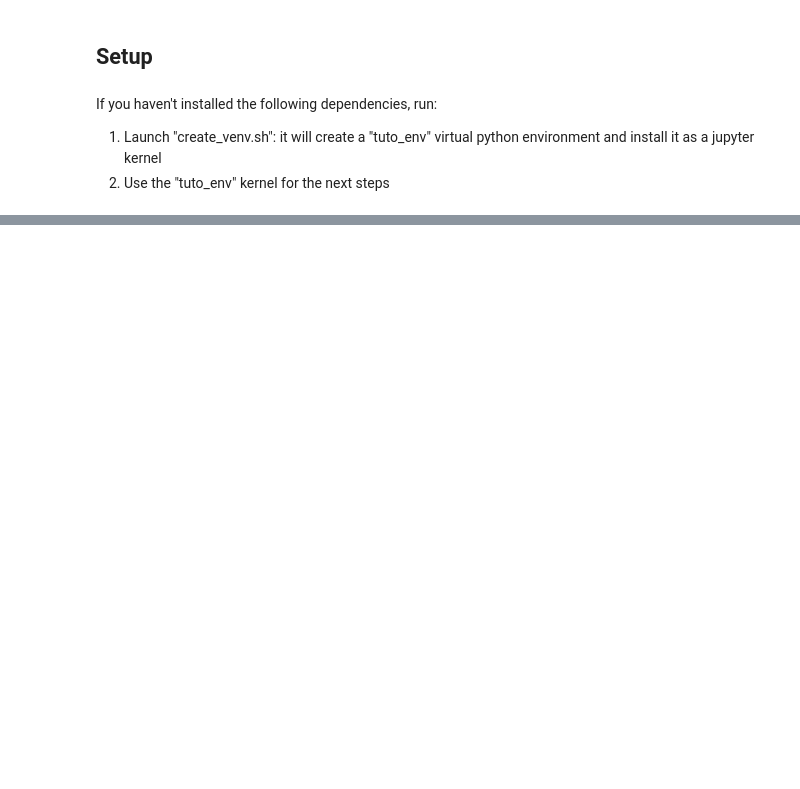
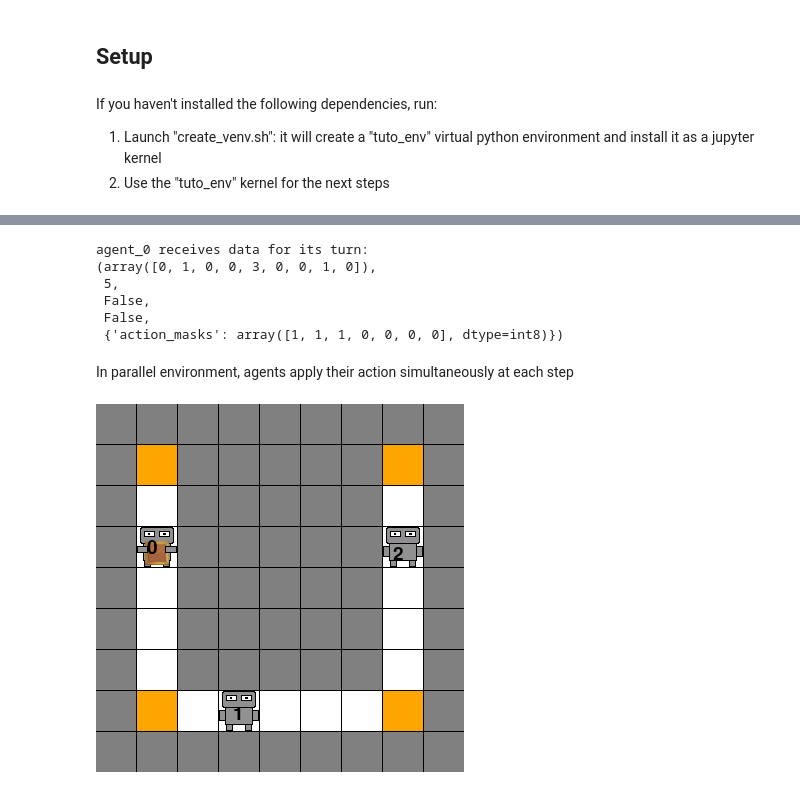
Before and after one commit to julien6/omarl_experiments, a Jupyter notebook: tutorial/pw_tutorial.ipynb, the cells around one changed output, grey strips where cells are left out. Saved outputs shown, nothing was run; the diff lists cells and outputs as text; code cells hidden in the pictures; blank space fills up the shorter version.

```diff
--- a/tutorial/pw_tutorial.ipynb
+++ b/tutorial/pw_tutorial.ipynb
@@ -600,0 +192,25 @@ WARNING:root:IMAGEIO FFMPEG_WRITER WARNING: input image is not divisible by macr
+# %%
+# observation, reward, termination, truncation, info = env.last()
+print(aec_env.agent_selection, "receives data for its turn:")
+pprint(aec_env.last())
+# %% [output]
+agent_0 receives data for its turn:
+(array([0, 1, 0, 0, 3, 0, 0, 1, 0]),
+ 5,
+ False,
+ False,
+ {'action_masks': array([1, 1, 1, 0, 0, 0, 0], dtype=int8)})
+# %% [markdown]
+In parallel environment, agents apply their action simultaneously at each step
+# %%
+parallel_env.reset()
+
+# First step
+parallel_env.step({"agent_0": 5, "agent_1": 4, "agent_2": 2})
+
+# Second step
+parallel_env.step({"agent_0": 2, "agent_1": 0, "agent_2": 0})
+
+Image.fromarray(aec_env.render())
+# %% [output]
+[figure, added]
```
Also changed, not shown: parts of 130 cells of this notebook, 6 other files.
